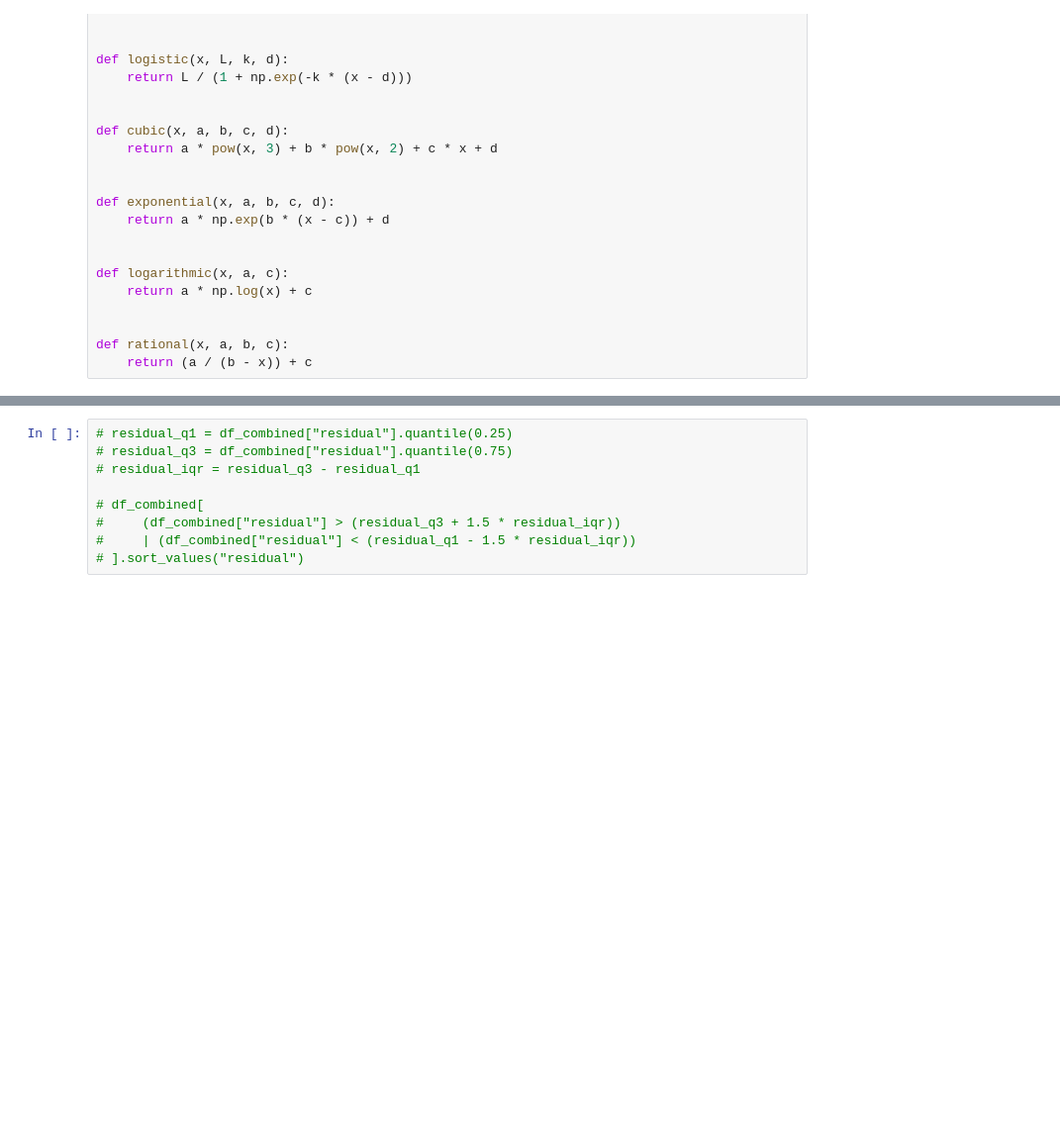
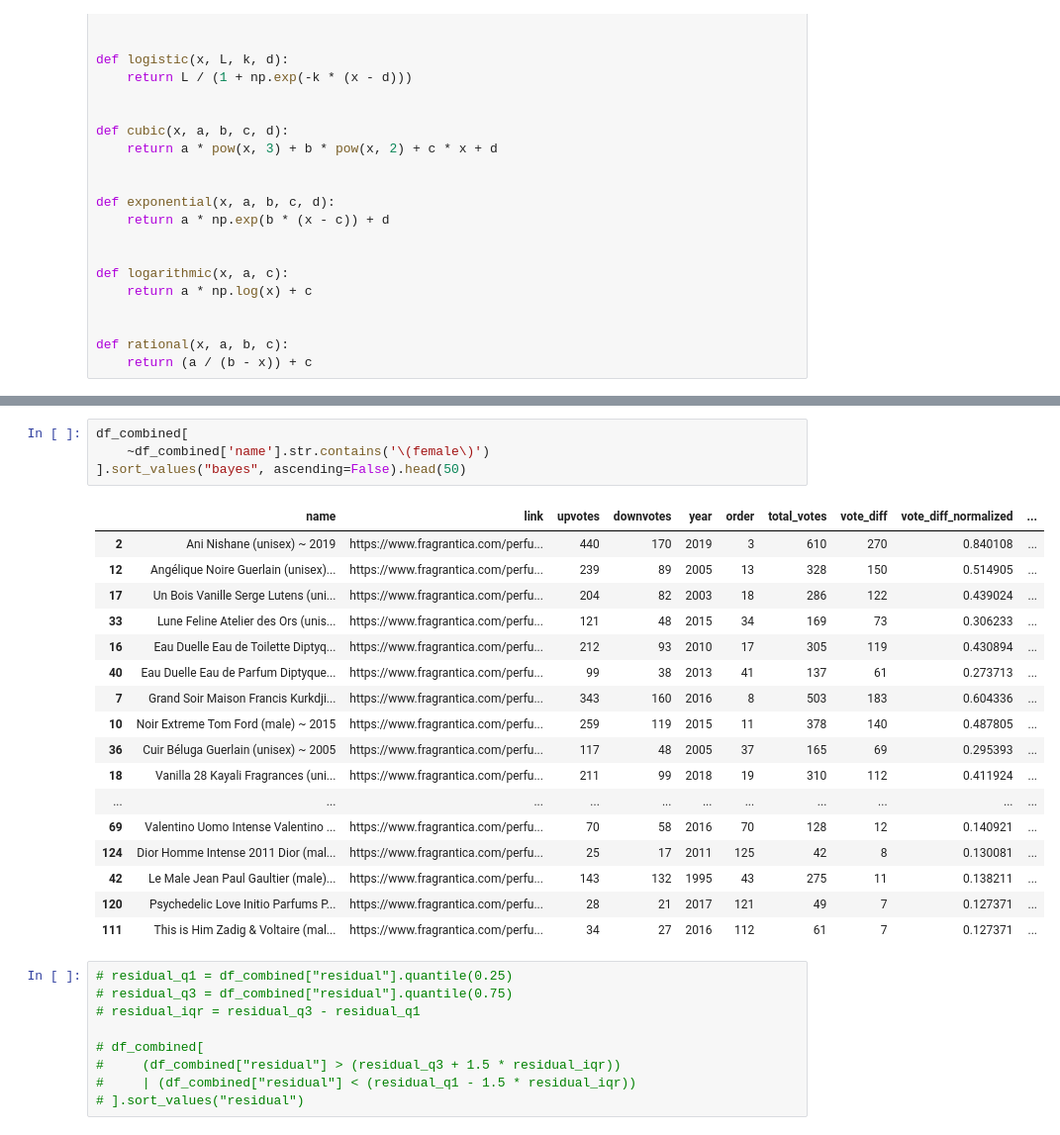
Before and after one commit to wbaker23/fragscrape, a Jupyter notebook: visualize_awards.ipynb, the cells around one changed output, grey strips where cells are left out. Shown at 99% size. Saved outputs shown, nothing was run; the diff lists cells and outputs as text; blank space fills up the shorter version.

```diff
--- a/visualize_awards.ipynb
+++ b/visualize_awards.ipynb
@@ -154,3 +154,25 @@ plt.show()
+# %%
+df_combined[
+    ~df_combined['name'].str.contains('\(female\)')
+].sort_values("bayes", ascending=False).head(50)
+# %% [output]
+|  | name | link | upvotes | downvotes | year | order | total_votes | vote_diff | vote_diff_normalized | ... |
+| 2 | Ani Nishane (unisex) ~ 2019 | https://www.fragrantica.com/perfu... | 440 | 170 | 2019 | 3 | 610 | 270 | 0.840108 | ... |
+| 12 | Angélique Noire Guerlain (unisex)... | https://www.fragrantica.com/perfu... | 239 | 89 | 2005 | 13 | 328 | 150 | 0.514905 | ... |
+| 17 | Un Bois Vanille Serge Lutens (uni... | https://www.fragrantica.com/perfu... | 204 | 82 | 2003 | 18 | 286 | 122 | 0.439024 | ... |
+| 33 | Lune Feline Atelier des Ors (unis... | https://www.fragrantica.com/perfu... | 121 | 48 | 2015 | 34 | 169 | 73 | 0.306233 | ... |
+| 16 | Eau Duelle Eau de Toilette Diptyq... | https://www.fragrantica.com/perfu... | 212 | 93 | 2010 | 17 | 305 | 119 | 0.430894 | ... |
+| 40 | Eau Duelle Eau de Parfum Diptyque... | https://www.fragrantica.com/perfu... | 99 | 38 | 2013 | 41 | 137 | 61 | 0.273713 | ... |
+| 7 | Grand Soir Maison Francis Kurkdji... | https://www.fragrantica.com/perfu... | 343 | 160 | 2016 | 8 | 503 | 183 | 0.604336 | ... |
+| 10 | Noir Extreme Tom Ford (male) ~ 2015 | https://www.fragrantica.com/perfu... | 259 | 119 | 2015 | 11 | 378 | 140 | 0.487805 | ... |
+| 36 | Cuir Béluga Guerlain (unisex) ~ 2005 | https://www.fragrantica.com/perfu... | 117 | 48 | 2005 | 37 | 165 | 69 | 0.295393 | ... |
+| 18 | Vanilla 28 Kayali Fragrances (uni... | https://www.fragrantica.com/perfu... | 211 | 99 | 2018 | 19 | 310 | 112 | 0.411924 | ... |
+| ... | ... | ... | ... | ... | ... | ... | ... | ... | ... | ... |
+| 69 | Valentino Uomo Intense Valentino ... | https://www.fragrantica.com/perfu... | 70 | 58 | 2016 | 70 | 128 | 12 | 0.140921 | ... |
+| 124 | Dior Homme Intense 2011 Dior (mal... | https://www.fragrantica.com/perfu... | 25 | 17 | 2011 | 125 | 42 | 8 | 0.130081 | ... |
+| 42 | Le Male Jean Paul Gaultier (male)... | https://www.fragrantica.com/perfu... | 143 | 132 | 1995 | 43 | 275 | 11 | 0.138211 | ... |
+| 120 | Psychedelic Love Initio Parfums P... | https://www.fragrantica.com/perfu... | 28 | 21 | 2017 | 121 | 49 | 7 | 0.127371 | ... |
+| 111 | This is Him Zadig & Voltaire (mal... | https://www.fragrantica.com/perfu... | 34 | 27 | 2016 | 112 | 61 | 7 | 0.127371 | ... |
 # %%
 # residual_q1 = df_combined["residual"].quantile(0.25)
 # residual_q3 = df_combined["residual"].quantile(0.75)
```
Also changed, not shown: parts of 3 cells of this notebook.
